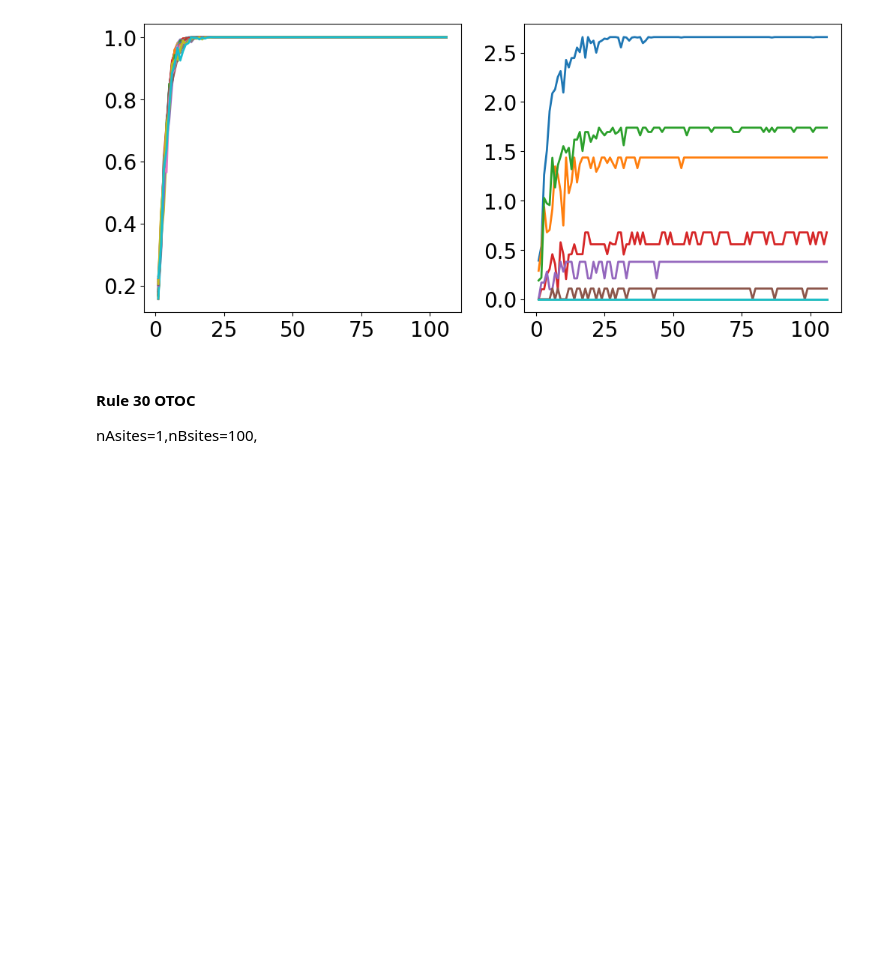
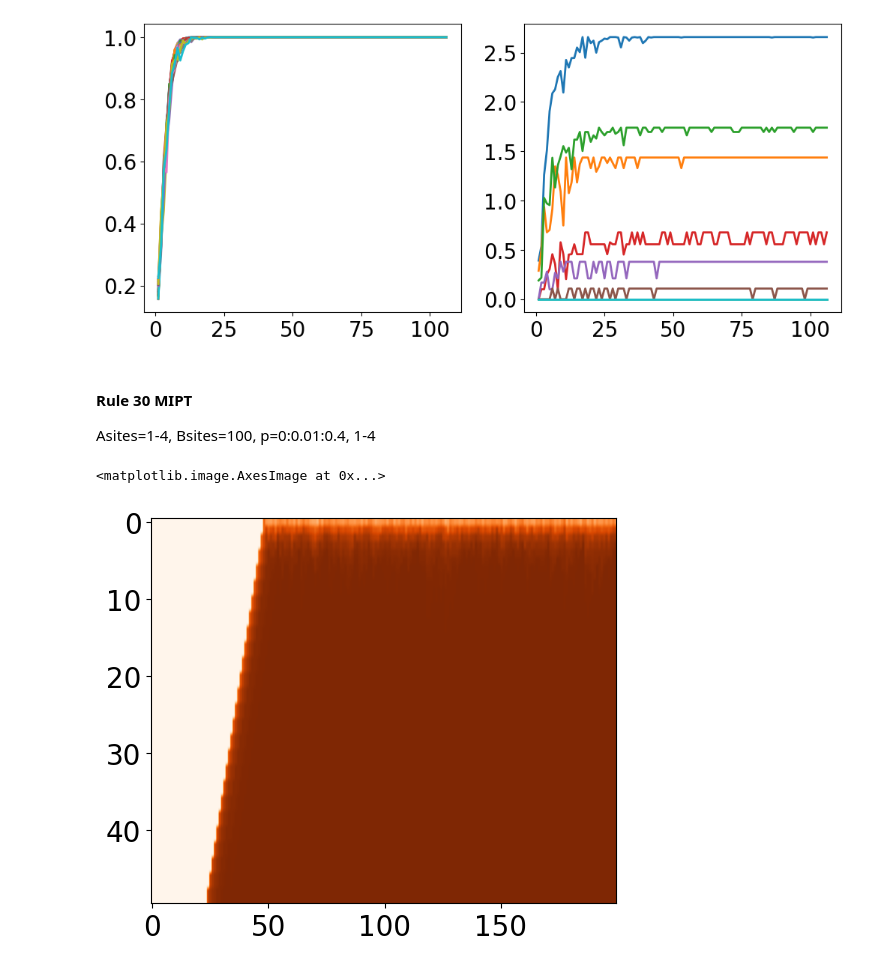
Before and after one commit to zsxqblz/classical_hayden_preskill, a Jupyter notebook: visualization/visualization_240323.ipynb, the cells around one changed output. Saved outputs shown, nothing was run; the diff lists cells and outputs as text; code cells hidden in the pictures; blank space fills up the shorter version.

Commit message:
add efficient mipt

```diff
--- a/visualization/visualization_240323.ipynb
+++ b/visualization/visualization_240323.ipynb
@@ -52,6 +52,22 @@ for pertb_idx in range(40,60,1):
 # plt.xlim([0,25])
 # %% [output]
 [figure]
-# %% [markdown]
-#### Rule 30 OTOC
-nAsites=1,nBsites=100,
+# %% [markdown]
+#### Rule 30 MIPT
+Asites=1-4, Bsites=100, p=0:0.01:0.4, 1-4
+# %%
+file_idx = 1
+file_name = "../data/240323/240323_%d"%(file_idx)
+nstep_l = np.loadtxt(file_name+'_scanx.csv',skiprows=1)
+nmeas_l = np.loadtxt(file_name+'_scany.csv',skiprows=1)
+# nmeas_l = np.arange(220)
+pertb_l = np.loadtxt(file_name+'_scanz.csv',skiprows=1)
+
+raw = np.loadtxt(file_name+'_data.csv',skiprows=1,delimiter=',')
+S_ave_arr = raw.reshape((len(pertb_l),len(nmeas_l),len(nstep_l)))
+
+plt.figure(figsize=(6,5))
+plt.imshow(S_ave_arr[1,:,:],aspect="auto",cmap="Oranges")
+# %% [output]
+<matplotlib.image.AxesImage at 0x...>
+[figure, added]
```
Also changed, not shown: parts of 8 cells of this notebook, 2 other files.
